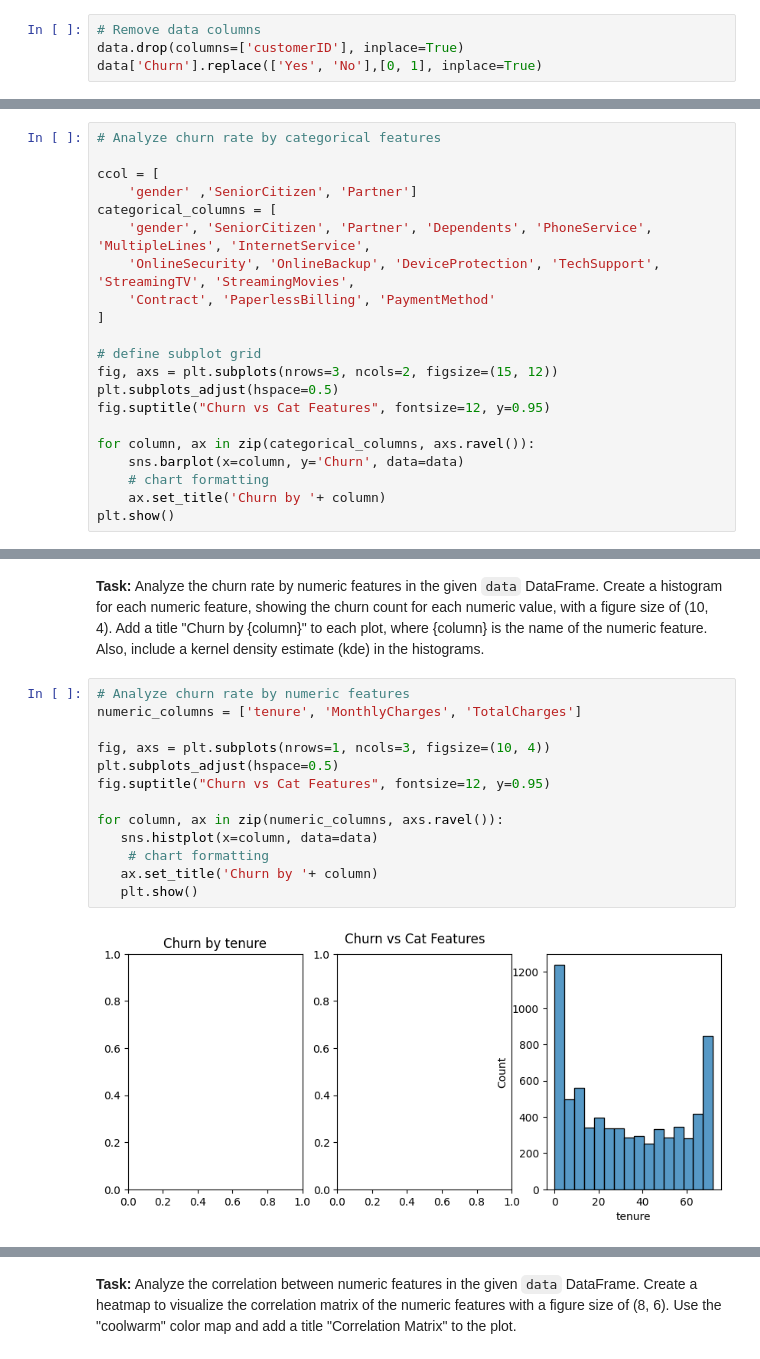
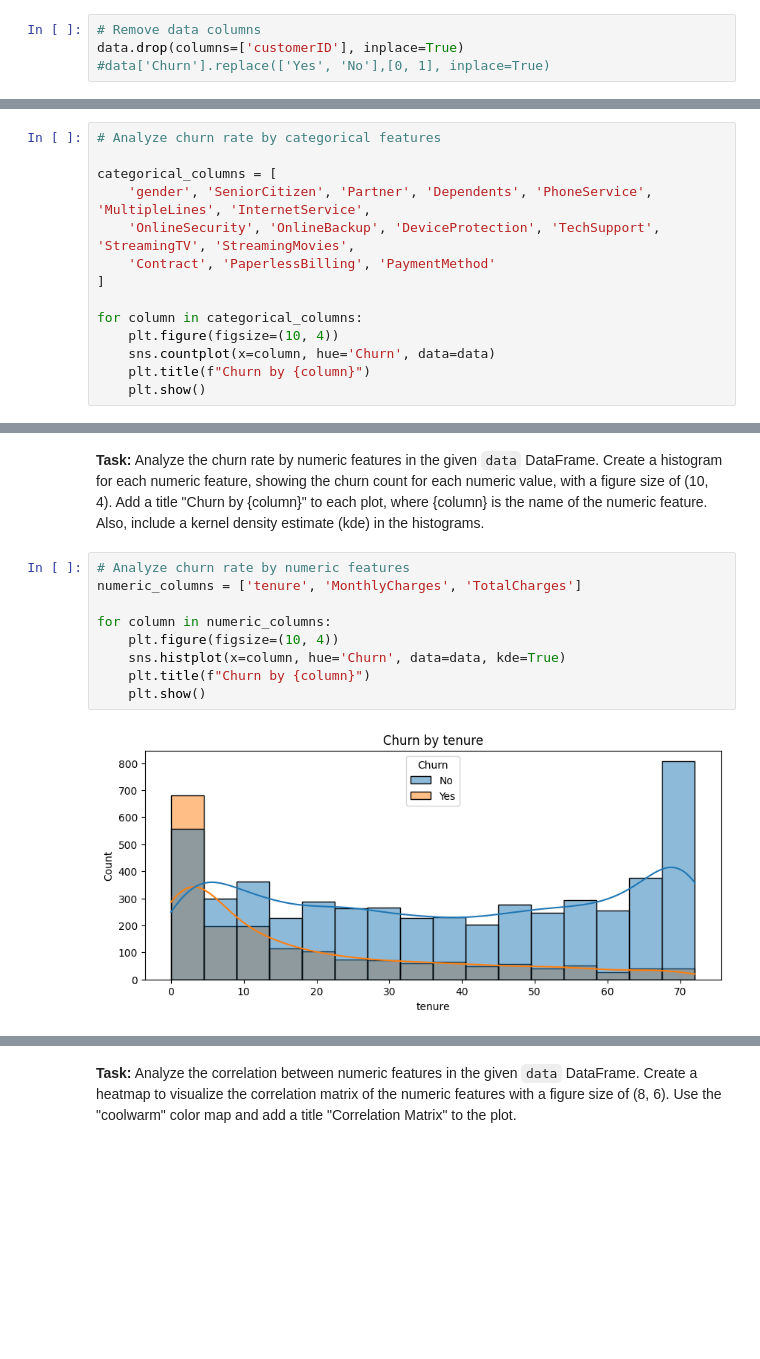
Before and after one commit to prad69/MLAssignments, a Jupyter notebook: Regression_Customer_churn.ipynb, the cells around one changed output, grey strips where cells are left out. Cells and saved outputs as stored; diff of their text form; blank space fills up the shorter version.

```diff
--- a/Regression_Customer_churn.ipynb
+++ b/Regression_Customer_churn.ipynb
@@ -77,5 +77,5 @@ Demographic info about customers – gender, age range, and if they have partner
 # %%
 # Remove data columns
 data.drop(columns=['customerID'], inplace=True)
-data['Churn'].replace(['Yes', 'No'],[0, 1], inplace=True)
+#data['Churn'].replace(['Yes', 'No'],[0, 1], inplace=True)
 # %%
@@ -108,22 +101,15 @@ sns.barplot(x='Churn' ,y ='TotalCharges',data=data)
 # %%
 # Analyze churn rate by categorical features
 
-ccol = [
-    'gender' ,'SeniorCitizen', 'Partner']
 categorical_columns = [
     'gender', 'SeniorCitizen', 'Partner', 'Dependents', 'PhoneService', 'MultipleLines', 'InternetService',
     'OnlineSecurity', 'OnlineBackup', 'DeviceProtection', 'TechSupport', 'StreamingTV', 'StreamingMovies',
     'Contract', 'PaperlessBilling', 'PaymentMethod'
 ]
 
-# define subplot grid
-fig, axs = plt.subplots(nrows=3, ncols=2, figsize=(15, 12))
-plt.subplots_adjust(hspace=0.5)
-fig.suptitle("Churn vs Cat Features", fontsize=12, y=0.95)
-
-for column, ax in zip(categorical_columns, axs.ravel()):
-    sns.barplot(x=column, y='Churn', data=data)
-    # chart formatting
-    ax.set_title('Churn by '+ column)
-plt.show()
+for column in categorical_columns:
+    plt.figure(figsize=(10, 4))
+    sns.countplot(x=column, hue='Churn', data=data)
+    plt.title(f"Churn by {column}")
+    plt.show()
 # %% [output]
@@ -133,15 +131,11 @@ plt.show()
 # %%
 # Analyze churn rate by numeric features
 numeric_columns = ['tenure', 'MonthlyCharges', 'TotalCharges']
 
-fig, axs = plt.subplots(nrows=1, ncols=3, figsize=(10, 4))
-plt.subplots_adjust(hspace=0.5)
-fig.suptitle("Churn vs Cat Features", fontsize=12, y=0.95)
-
-for column, ax in zip(numeric_columns, axs.ravel()):
-   sns.histplot(x=column, data=data)
-    # chart formatting
-   ax.set_title('Churn by '+ column)
-   plt.show()
+for column in numeric_columns:
+    plt.figure(figsize=(10, 4))
+    sns.histplot(x=column, hue='Churn', data=data, kde=True)
+    plt.title(f"Churn by {column}")
+    plt.show()
 # %% [output]
-[figure, old version]
+[figure, new version]
```
Also changed, not shown: parts of 15 cells of this notebook.
